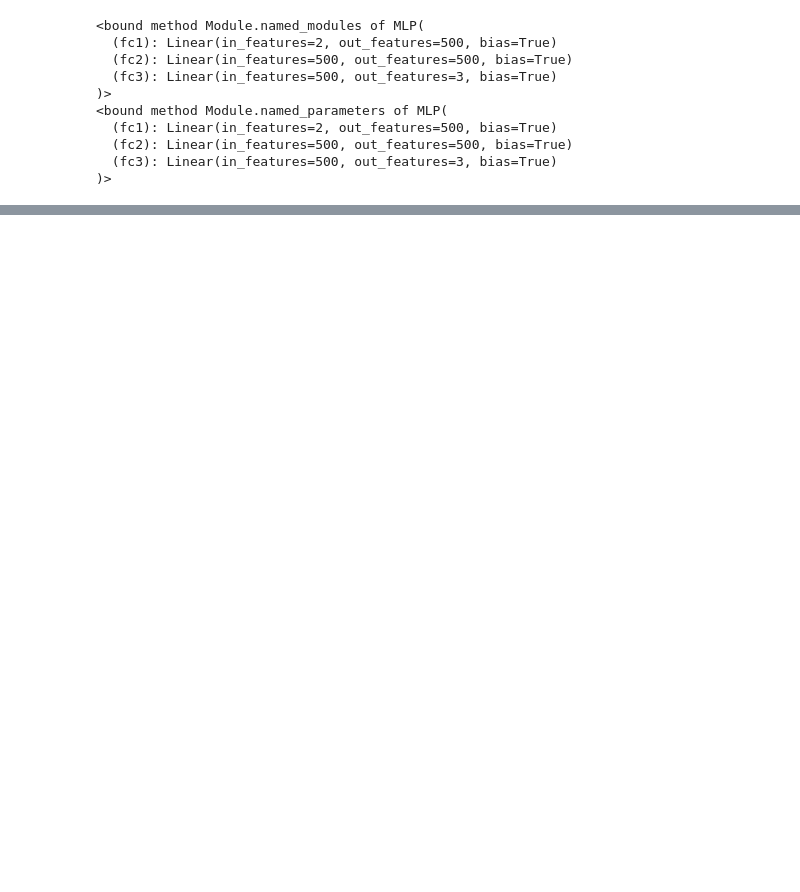
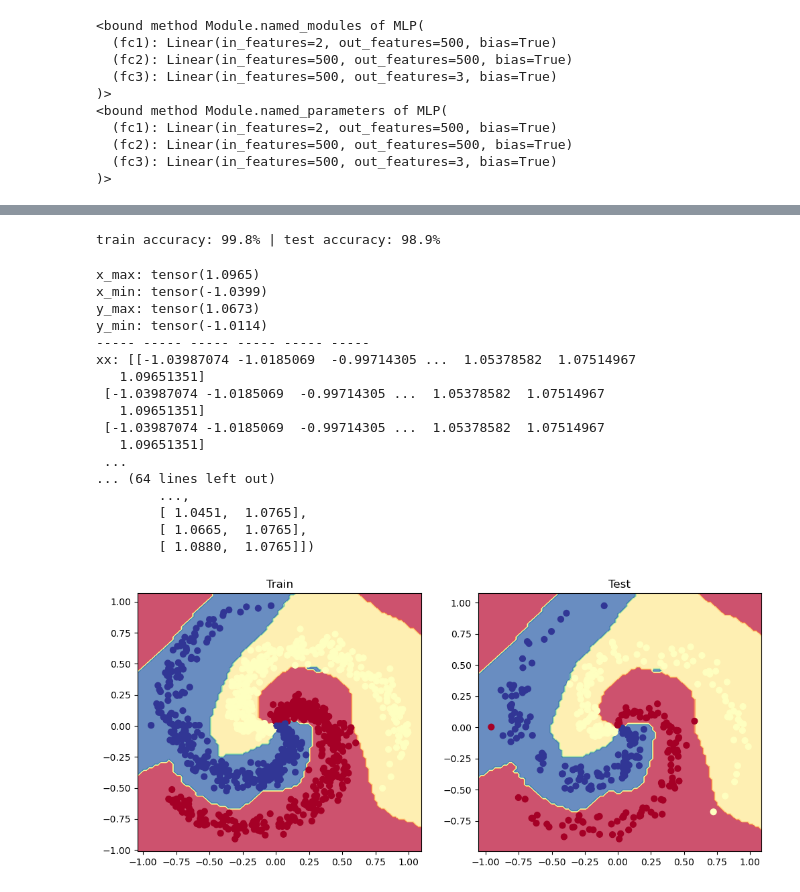
Before and after one commit to WangZW928/PINNs, a Jupyter notebook: Practice/MLP.ipynb, the cells around one changed output, grey strips where cells are left out. Drawn from its saved outputs; the diff is of its cells as text; code cells hidden in the pictures; blank space fills up the shorter version.

Commit message:
noliner model by MLP is ok

```diff
--- a/Practice/MLP.ipynb
+++ b/Practice/MLP.ipynb
@@ -287,12 +287,13 @@ class MLP(nn.Module):
         self.fc1 = nn.Linear(input_dim,hidden_dim)
         self.fc2 = nn.Linear(hidden_dim,hidden_dim)
         self.fc3 = nn.Linear(hidden_dim,output_dim)
-    def forward(self,x_in,apply_softmax = False):
-        a1 = F.relu(self.fc1(x_in))
-        a2 = F.relu(self.fc2(a1))
+    def forward(self,x_in,apply_Softmax = False):
+        #a1 = F.relu(self.fc1(x_in))
+        #a2 = F.relu(self.fc2(a1))
+        a2 = F.relu(self.fc1(x_in))
         y_pred = self.fc3(a2)
 
-        if apply_softmax:
+        if apply_Softmax:
             y_pred = F.softmax(y_pred,dim=1)
 
         return y_pred
@@ -357,0 +365,32 @@ epoch: 190 | loss: 0.1355 | accuracy: 93.2%
+# %%
+print("train accuracy: {0:.1f}% | test accuracy: {1:.1f}%".format(train_acc,test_acc))
+# %% [output]
+train accuracy: 99.8% | test accuracy: 98.9%
+# %%
+plt.figure(figsize=(12,5))
+plt.subplot(1,2,1)
+plt.title("Train")
+plot_multiclass_decision_boundary(model=model,X=X_train,y = y_train)
+plt.subplot(1,2,2)
+plt.title("Test")
+plot_multiclass_decision_boundary(model=model,X = X_test,y = y_test)
+plt.show()
+# %% [output]
+x_max: tensor(1.0965)
+x_min: tensor(-1.0399)
+y_max: tensor(1.0673)
+y_min: tensor(-1.0114)
+----- ----- ----- ----- ----- -----
+xx: [[-1.03987074 -1.0185069  -0.99714305 ...  1.05378582  1.07514967
+   1.09651351]
+ [-1.03987074 -1.0185069  -0.99714305 ...  1.05378582  1.07514967
+   1.09651351]
+ [-1.03987074 -1.0185069  -0.99714305 ...  1.05378582  1.07514967
+   1.09651351]
+ ...
+... (64 lines left out)
+        ...,
+        [ 1.0451,  1.0765],
+        [ 1.0665,  1.0765],
+        [ 1.0880,  1.0765]])
+[figure, added]
```
Also changed, not shown: parts of 8 cells of this notebook.
